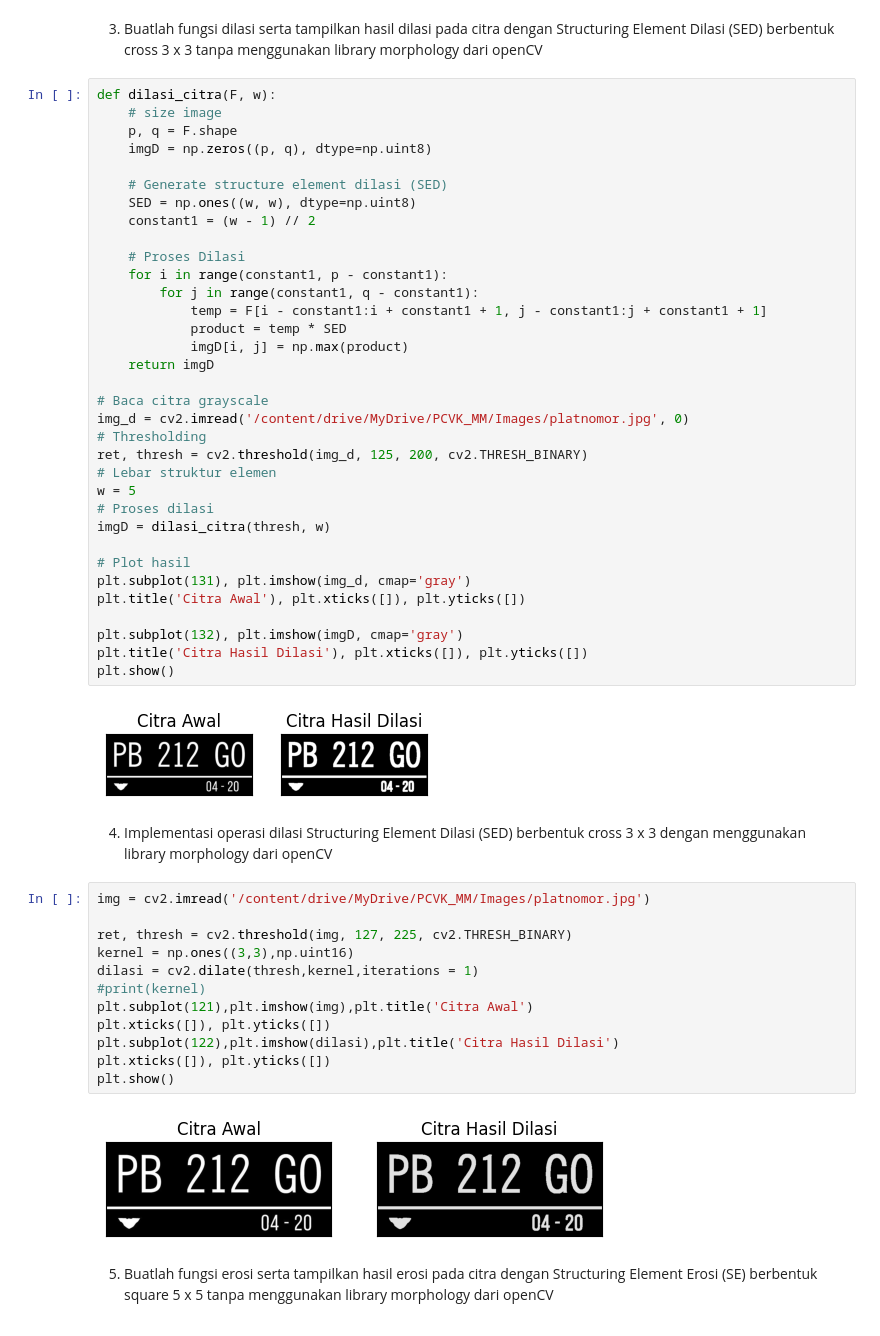
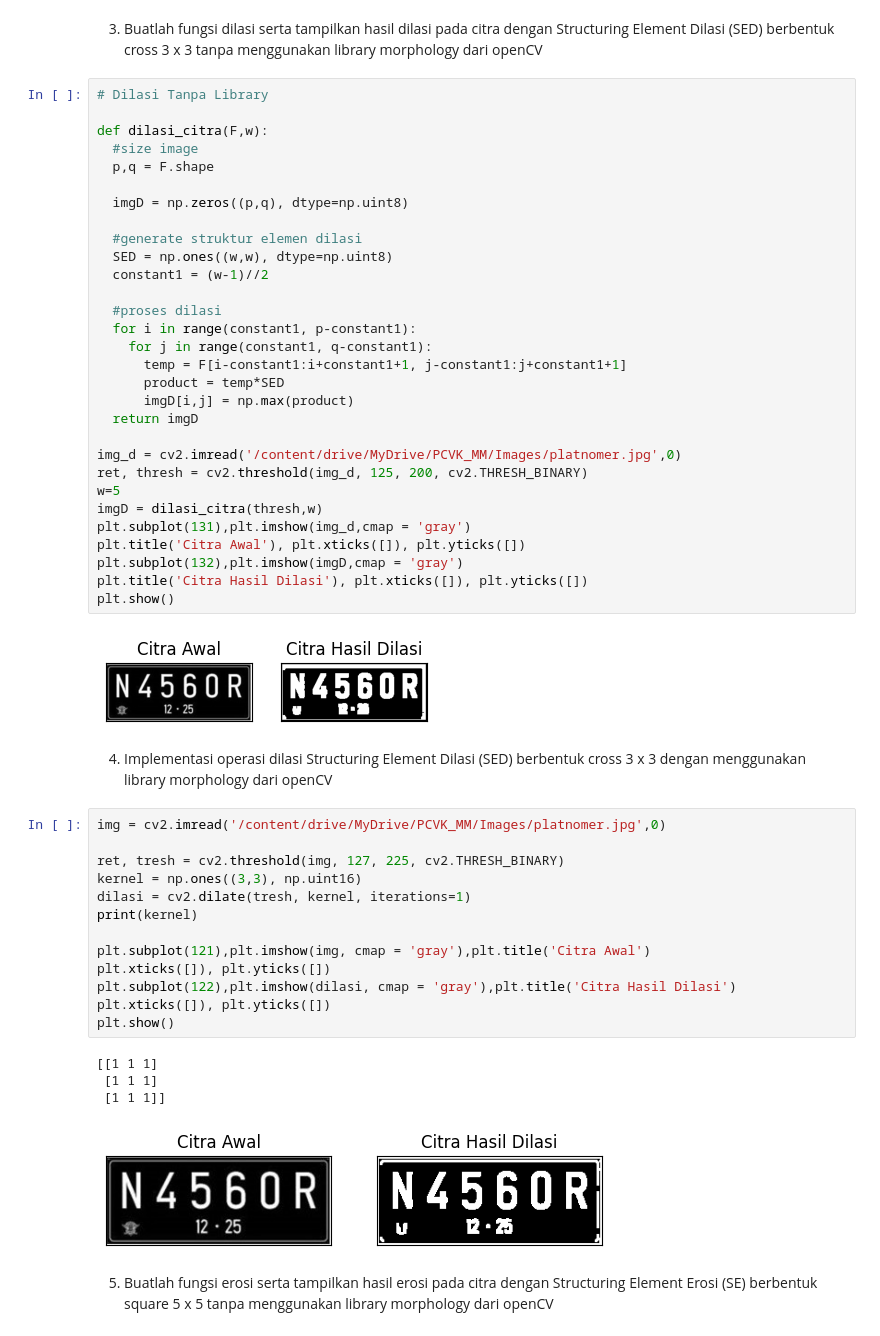
Before and after one commit to YayunEldina/PCVK_Ganjil_2024, a Jupyter notebook: Week9.ipynb, the cells around one changed output. Cells and saved outputs as stored; diff of their text form.

```diff
--- a/Week9.ipynb
+++ b/Week9.ipynb
@@ -28,57 +28,57 @@ image = cv2.imread(image_path)
 # %% [markdown]
 3. Buatlah fungsi dilasi serta tampilkan hasil dilasi pada citra dengan Structuring Element Dilasi (SED) berbentuk cross 3 x 3 tanpa menggunakan library morphology dari openCV
 # %%
-def dilasi_citra(F, w):
-    # size image
-    p, q = F.shape
-    imgD = np.zeros((p, q), dtype=np.uint8)
+# Dilasi Tanpa Library
 
-    # Generate structure element dilasi (SED)
-    SED = np.ones((w, w), dtype=np.uint8)
-    constant1 = (w - 1) // 2
+def dilasi_citra(F,w):
+  #size image
+  p,q = F.shape
 
-    # Proses Dilasi
-    for i in range(constant1, p - constant1):
-        for j in range(constant1, q - constant1):
-            temp = F[i - constant1:i + constant1 + 1, j - constant1:j + constant1 + 1]
-            product = temp * SED
-            imgD[i, j] = np.max(product)
-    return imgD
+  imgD = np.zeros((p,q), dtype=np.uint8)
 
-# Baca citra grayscale
-img_d = cv2.imread('/content/drive/MyDrive/PCVK_MM/Images/platnomor.jpg', 0)
-# Thresholding
+  #generate struktur elemen dilasi
+  SED = np.ones((w,w), dtype=np.uint8)
+  constant1 = (w-1)//2
+
+  #proses dilasi
+  for i in range(constant1, p-constant1):
+    for j in range(constant1, q-constant1):
+      temp = F[i-constant1:i+constant1+1, j-constant1:j+constant1+1]
+      product = temp*SED
+      imgD[i,j] = np.max(product)
+  return imgD
+
+img_d = cv2.imread('/content/drive/MyDrive/PCVK_MM/Images/platnomer.jpg',0)
 ret, thresh = cv2.threshold(img_d, 125, 200, cv2.THRESH_BINARY)
-# Lebar struktur elemen
-w = 5
-# Proses dilasi
-imgD = dilasi_citra(thresh, w)
-
-# Plot hasil
-plt.subplot(131), plt.imshow(img_d, cmap='gray')
+w=5
+imgD = dilasi_citra(thresh,w)
+plt.subplot(131),plt.imshow(img_d,cmap = 'gray')
 plt.title('Citra Awal'), plt.xticks([]), plt.yticks([])
-
-plt.subplot(132), plt.imshow(imgD, cmap='gray')
+plt.subplot(132),plt.imshow(imgD,cmap = 'gray')
 plt.title('Citra Hasil Dilasi'), plt.xticks([]), plt.yticks([])
 plt.show()
 # %% [output]
-[figure, old version]
+[figure, new version]
 # %% [markdown]
 4. Implementasi operasi dilasi Structuring Element Dilasi (SED) berbentuk cross 3 x 3 dengan menggunakan library morphology dari openCV
 # %%
-img = cv2.imread('/content/drive/MyDrive/PCVK_MM/Images/platnomor.jpg')
+img = cv2.imread('/content/drive/MyDrive/PCVK_MM/Images/platnomer.jpg',0)
 
-ret, thresh = cv2.threshold(img, 127, 225, cv2.THRESH_BINARY)
-kernel = np.ones((3,3),np.uint16)
-dilasi = cv2.dilate(thresh,kernel,iterations = 1)
-#print(kernel)
-plt.subplot(121),plt.imshow(img),plt.title('Citra Awal')
+ret, tresh = cv2.threshold(img, 127, 225, cv2.THRESH_BINARY)
+kernel = np.ones((3,3), np.uint16)
+dilasi = cv2.dilate(tresh, kernel, iterations=1)
+print(kernel)
+
+plt.subplot(121),plt.imshow(img, cmap = 'gray'),plt.title('Citra Awal')
 plt.xticks([]), plt.yticks([])
-plt.subplot(122),plt.imshow(dilasi),plt.title('Citra Hasil Dilasi')
+plt.subplot(122),plt.imshow(dilasi, cmap = 'gray'),plt.title('Citra Hasil Dilasi')
 plt.xticks([]), plt.yticks([])
 plt.show()
 # %% [output]
+[[1 1 1]
+ [1 1 1]
+ [1 1 1]]
-[figure, old version]
+[figure, new version]
 # %% [markdown]
 5. Buatlah fungsi erosi serta tampilkan hasil erosi pada citra dengan Structuring Element Erosi (SE) berbentuk square 5 x 5 tanpa menggunakan library morphology dari openCV
 # %%
```
Also changed, not shown: parts of 22 cells of this notebook.
